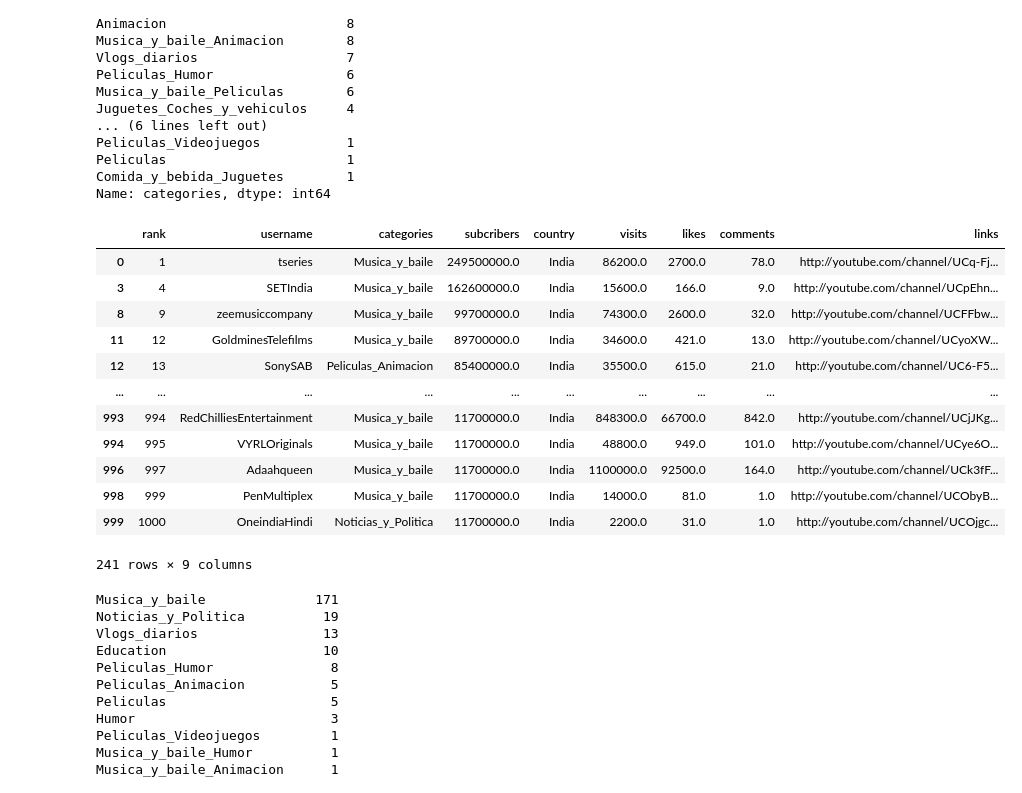
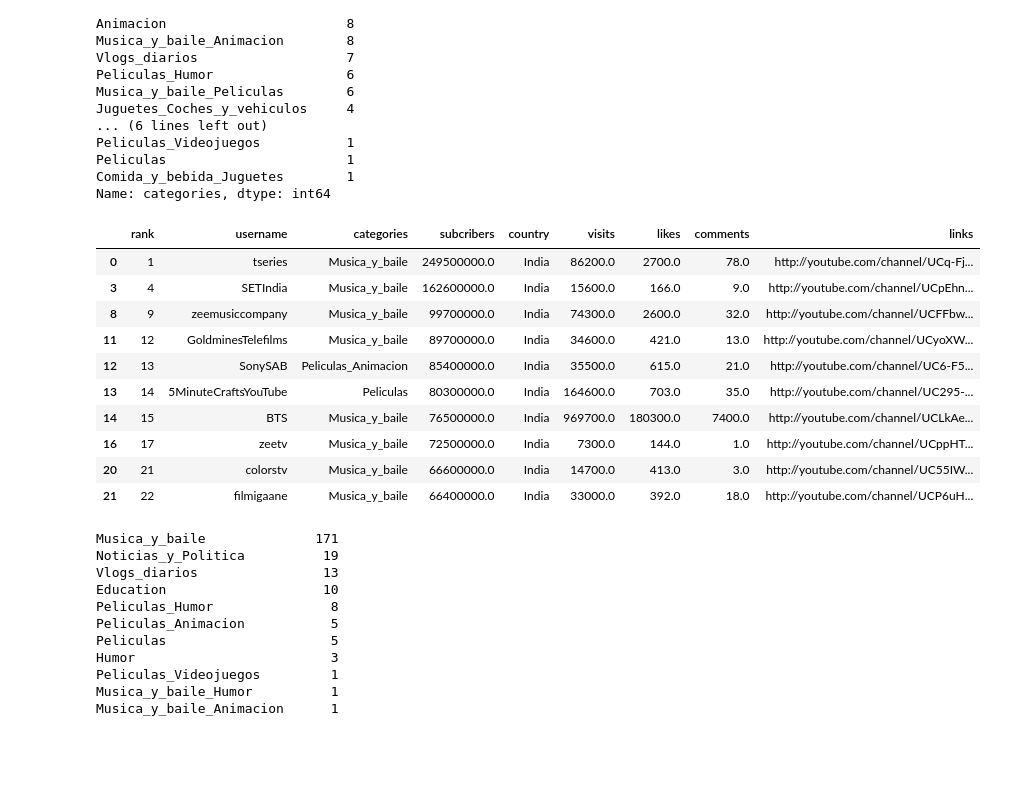
Before and after one commit to najeebjony/youtubers_streamer, a Jupyter notebook: youtubers.ipynb, the cells around one changed output. Saved outputs shown, nothing was run; the diff lists cells and outputs as text; code cells hidden in the pictures; blank space fills up the shorter version.

```diff
--- a/youtubers.ipynb
+++ b/youtubers.ipynb
@@ -409,20 +413,19 @@ Name: categories, dtype: int64
 # %%
 country_groupby.get_group('India')
 # using sort method
+country_groupby.get_group('India').sort_values(by='subcribers',ascending=False).head(10)
 # %% [output]
 |  | rank | username | categories | subcribers | country | visits | likes | comments | links |
 | 0 | 1 | tseries | Musica_y_baile | 249500000.0 | India | 86200.0 | 2700.0 | 78.0 | http://youtube.com/channel/UCq-Fj... |
 | 3 | 4 | SETIndia | Musica_y_baile | 162600000.0 | India | 15600.0 | 166.0 | 9.0 | http://youtube.com/channel/UCpEhn... |
 | 8 | 9 | zeemusiccompany | Musica_y_baile | 99700000.0 | India | 74300.0 | 2600.0 | 32.0 | http://youtube.com/channel/UCFFbw... |
 | 11 | 12 | GoldminesTelefilms | Musica_y_baile | 89700000.0 | India | 34600.0 | 421.0 | 13.0 | http://youtube.com/channel/UCyoXW... |
 | 12 | 13 | SonySAB | Peliculas_Animacion | 85400000.0 | India | 35500.0 | 615.0 | 21.0 | http://youtube.com/channel/UC6-F5... |
-| ... | ... | ... | ... | ... | ... | ... | ... | ... | ... |
-| 993 | 994 | RedChilliesEntertainment | Musica_y_baile | 11700000.0 | India | 848300.0 | 66700.0 | 842.0 | http://youtube.com/channel/UCjJKg... |
-| 994 | 995 | VYRLOriginals | Musica_y_baile | 11700000.0 | India | 48800.0 | 949.0 | 101.0 | http://youtube.com/channel/UCye6O... |
-| 996 | 997 | Adaahqueen | Musica_y_baile | 11700000.0 | India | 1100000.0 | 92500.0 | 164.0 | http://youtube.com/channel/UCk3fF... |
-| 998 | 999 | PenMultiplex | Musica_y_baile | 11700000.0 | India | 14000.0 | 81.0 | 1.0 | http://youtube.com/channel/UCObyB... |
-| 999 | 1000 | OneindiaHindi | Noticias_y_Politica | 11700000.0 | India | 2200.0 | 31.0 | 1.0 | http://youtube.com/channel/UCOjgc... |
+| 13 | 14 | 5MinuteCraftsYouTube | Peliculas | 80300000.0 | India | 164600.0 | 703.0 | 35.0 | http://youtube.com/channel/UC295-... |
+| 14 | 15 | BTS | Musica_y_baile | 76500000.0 | India | 969700.0 | 180300.0 | 7400.0 | http://youtube.com/channel/UCLkAe... |
+| 16 | 17 | zeetv | Musica_y_baile | 72500000.0 | India | 7300.0 | 144.0 | 1.0 | http://youtube.com/channel/UCppHT... |
+| 20 | 21 | colorstv | Musica_y_baile | 66600000.0 | India | 14700.0 | 413.0 | 3.0 | http://youtube.com/channel/UC55IW... |
+| 21 | 22 | filmigaane | Musica_y_baile | 66400000.0 | India | 33000.0 | 392.0 | 18.0 | http://youtube.com/channel/UCP6uH... |
-241 rows × 9 columns
 # %%
 country_groupby.get_group('India')['categories'].value_counts()
 # %% [output]
```
Also changed, not shown: parts of 11 cells of this notebook.
